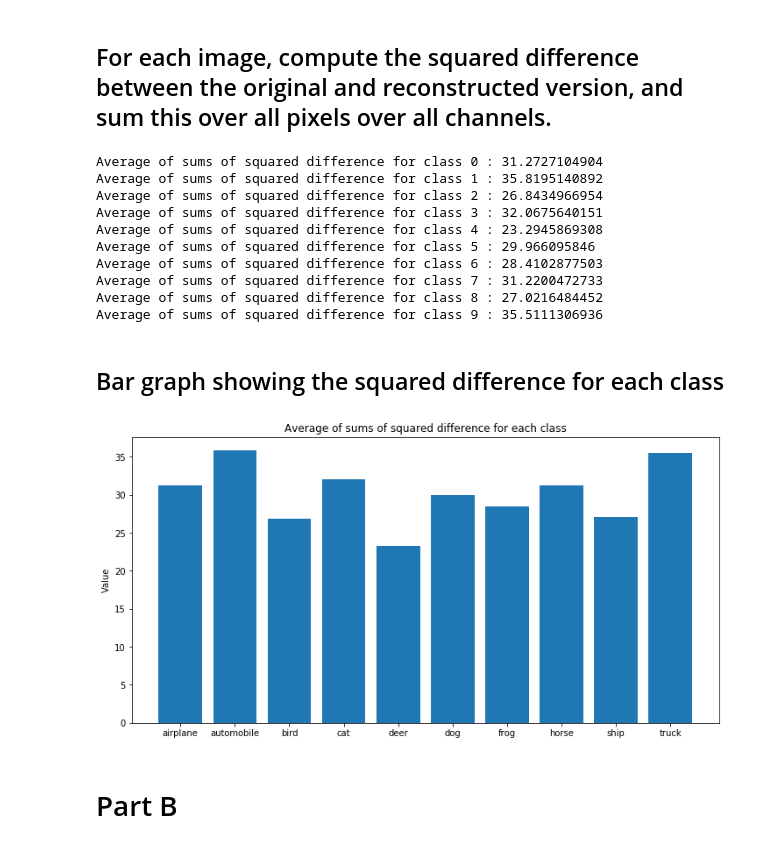
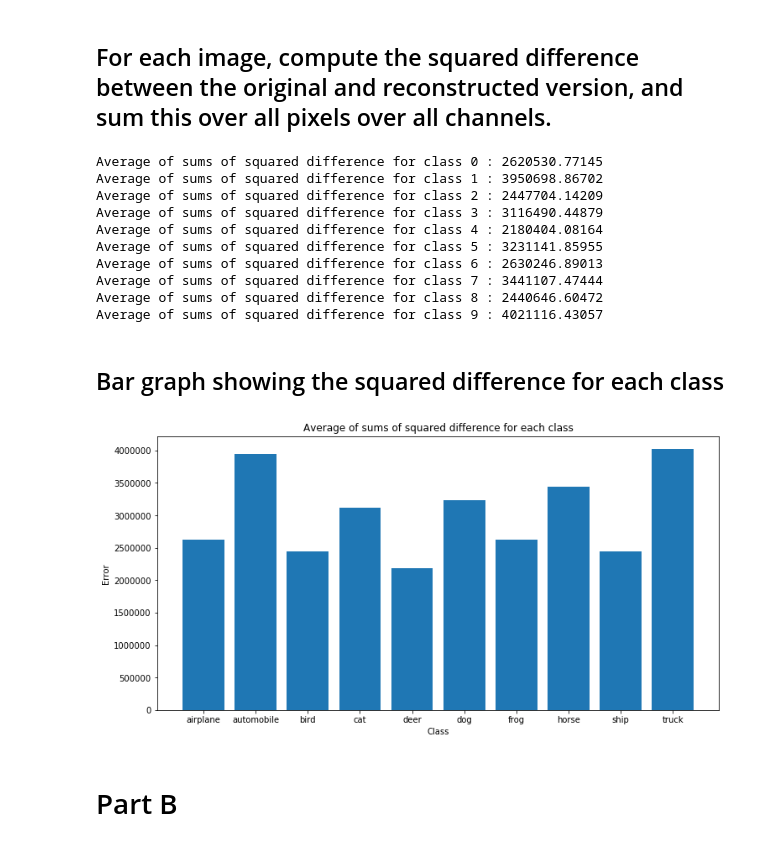
Before and after one commit to edgar971/cs-498-advanced-machine-learning, a Jupyter notebook: assignments/4-more-principal-component-analysis/assignment.ipynb, the cells around one changed output. Cells and saved outputs as stored; diff of their text form; code cells hidden in the pictures.

```diff
--- a/assignments/4-more-principal-component-analysis/assignment.ipynb
+++ b/assignments/4-more-principal-component-analysis/assignment.ipynb
@@ -70,12 +70,6 @@ for i in range(0, 60000):
 
 mean_images = mean_images / 6000
 mean_images = mean_images.astype('uint8')
-# %%
-mean_images_list = {}
-for i in range(0, 10):
-    if(i not in mean_images_list):
-        mean_images_list[i] = []
-    mean_images_list[i].append(mean_images[i])
 # %% [markdown]
 ## Show mean images by class
 # %%
@@ -115,3 +101,0 @@ for cat in imagesByCategory:
-# %%
-meanImagesByCategoryReconstructed = meanImagesByCategoryReconstructed.astype('uint8')
-imagesByCategoryReconstructed = imagesByCategoryReconstructed.astype('uint8')
@@ -137,41 +102,37 @@ showImage(imagesByCategory[1][0], 1)
 # %% [markdown]
 ## For each image, compute the squared difference between the original and reconstructed version, and sum this over all pixels over all channels.
-# %%
-for i in range(0,10):
-    for j in range(0,6000):
-        imagesByCategory[i][j] = imagesByCategory[i][j].astype('int')
-        imagesByCategoryReconstructed[i][j] = imagesByCategoryReconstructed[i][j].astype('int')
 # %%
 sq_diff = np.zeros(10)
 
-for i in range(0,10):
-    sq_diff[i] = (np.linalg.norm(imagesByCategory[i]-imagesByCategoryReconstructed[i])) / 6000
+for i in range(0, 10):
+    sq_diff[i] = (np.linalg.norm(imagesByCategory[i]-imagesByCategoryReconstructed[i])**2)/6000
     print ("Average of sums of squared difference for class", i, ":", sq_diff[i])
 # %% [output]
-Average of sums of squared difference for class 0 : 31.2727104904
-Average of sums of squared difference for class 1 : 35.8195140892
-Average of sums of squared difference for class 2 : 26.8434966954
-Average of sums of squared difference for class 3 : 32.0675640151
-Average of sums of squared difference for class 4 : 23.2945869308
-Average of sums of squared difference for class 5 : 29.966095846
-Average of sums of squared difference for class 6 : 28.4102877503
-Average of sums of squared difference for class 7 : 31.2200472733
-Average of sums of squared difference for class 8 : 27.0216484452
-Average of sums of squared difference for class 9 : 35.5111306936
+Average of sums of squared difference for class 0 : 2620530.77145
+Average of sums of squared difference for class 1 : 3950698.86702
+Average of sums of squared difference for class 2 : 2447704.14209
+Average of sums of squared difference for class 3 : 3116490.44879
+Average of sums of squared difference for class 4 : 2180404.08164
+Average of sums of squared difference for class 5 : 3231141.85955
+Average of sums of squared difference for class 6 : 2630246.89013
+Average of sums of squared difference for class 7 : 3441107.47444
+Average of sums of squared difference for class 8 : 2440646.60472
+Average of sums of squared difference for class 9 : 4021116.43057
 # %% [markdown]
 ## Bar graph showing the squared difference for each class
 # %%
 from matplotlib.pyplot import figure
 figure(figsize=(12, 6))
 
 y_pos = np.arange(len(label_names))
 plt.bar(y_pos, sq_diff, align='center')
 plt.xticks(y_pos, label_names)
-plt.ylabel('Value')
+plt.ylabel('Error')
+plt.xlabel('Class')
 plt.title('Average of sums of squared difference for each class')
 plt.show()
 # %% [output]
-[figure, old version]
+[figure, new version]
 # %% [markdown]
 # Part B
 # %%
```
Also changed, not shown: parts of 11 cells of this notebook.
